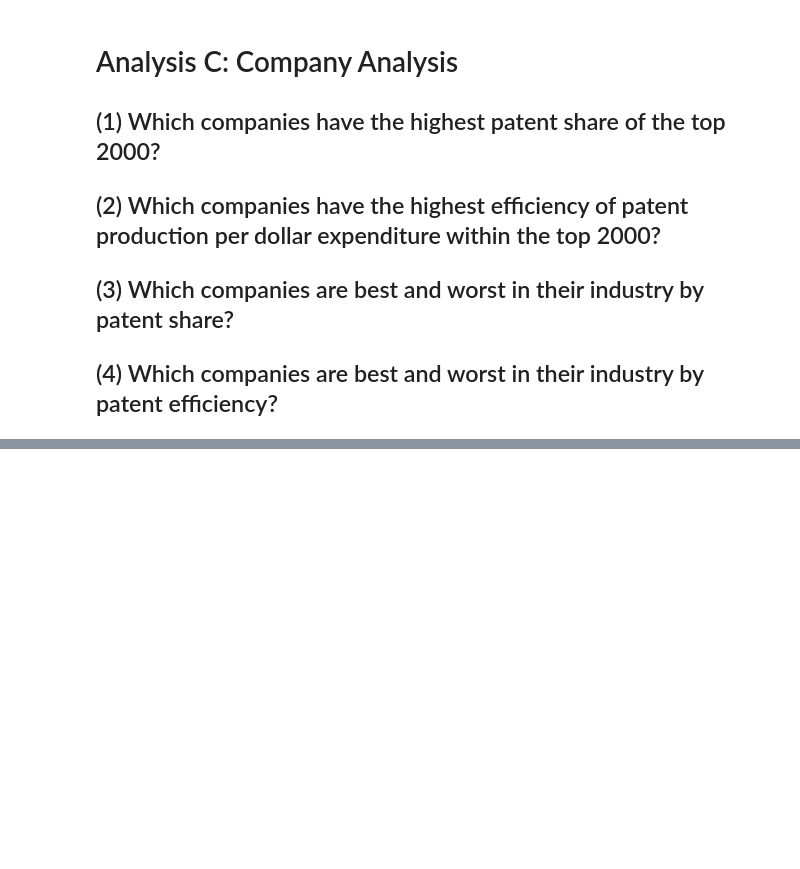
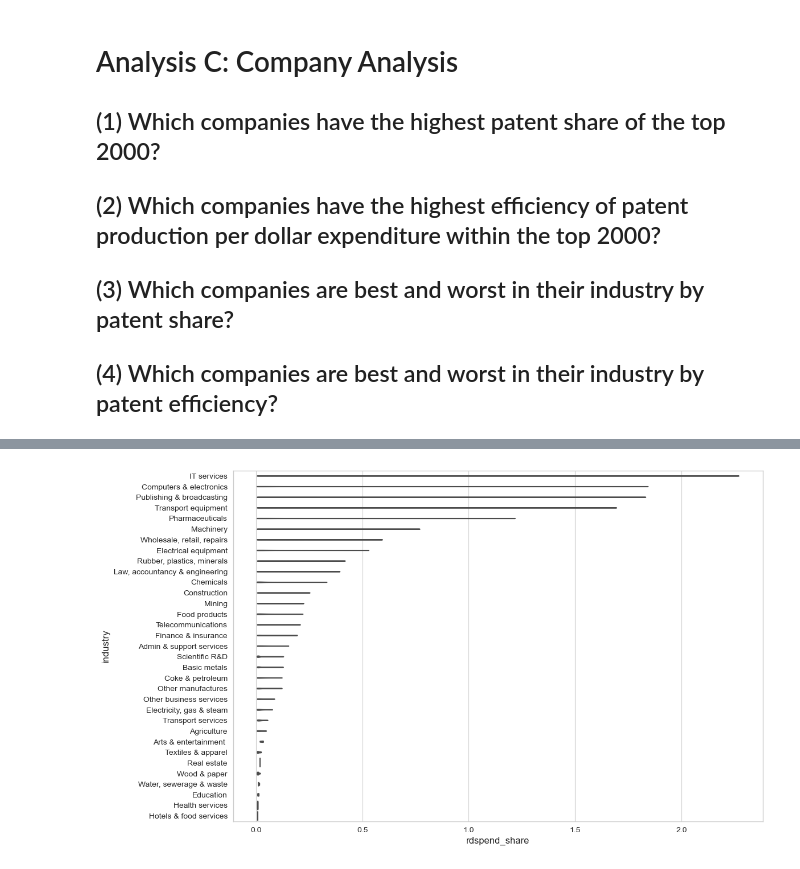
Before and after one commit to bassoonelephant/ip-productivity, a Jupyter notebook: ip_workbench.ipynb, the cells around one changed output, grey strips where cells are left out. Saved outputs shown, nothing was run; the diff lists cells and outputs as text; code cells hidden in the pictures; blank space fills up the shorter version.

```diff
--- a/ip_workbench.ipynb
+++ b/ip_workbench.ipynb
@@ -576,0 +695,8 @@ for key, values in ind_co_2:
+# %%
+df = company_analysis
+# %%
+plt.figure(figsize=(12,8))
+ax = sns.violinplot(y=df['industry'], x=df['rdspend_share'], color='blue', cut = 0, inner = 'stick')
+plt.show()
+# %% [output]
+[figure, added]
```
Also changed, not shown: parts of 53 cells of this notebook.
